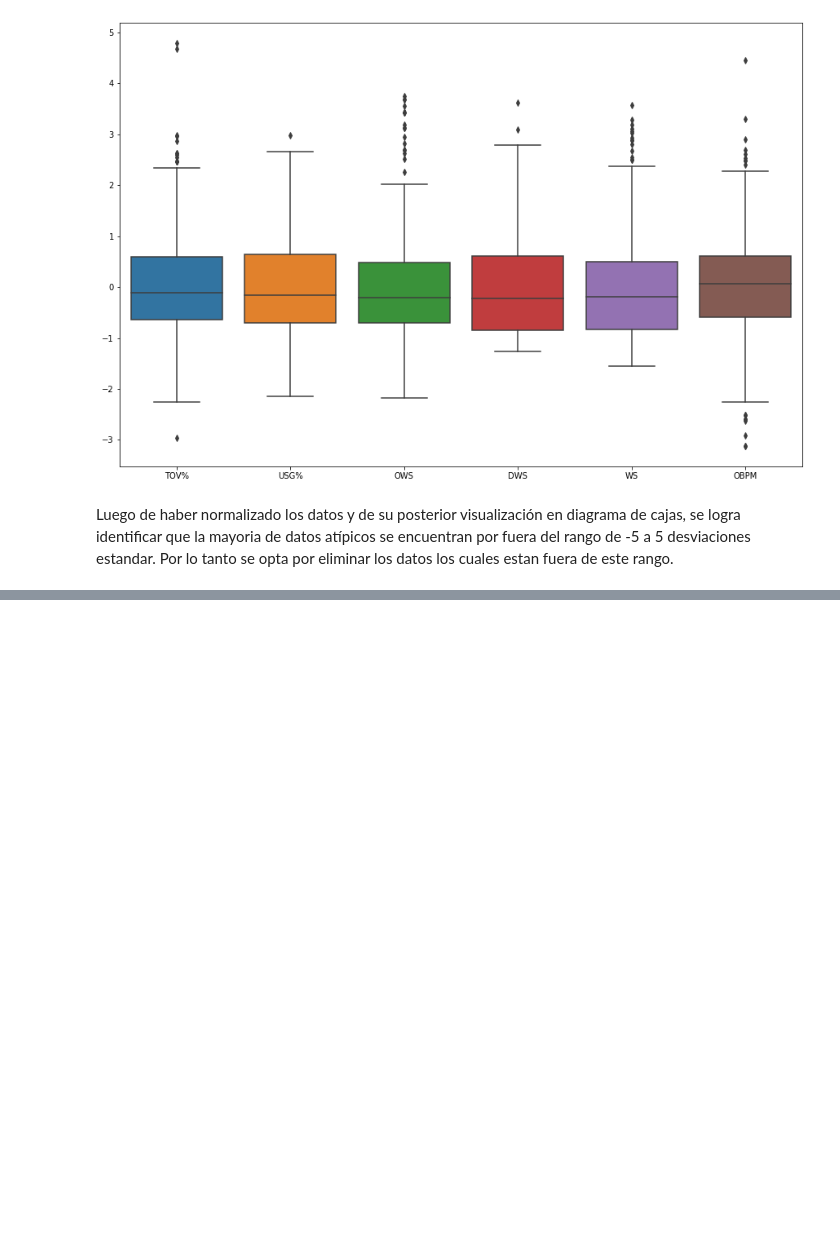
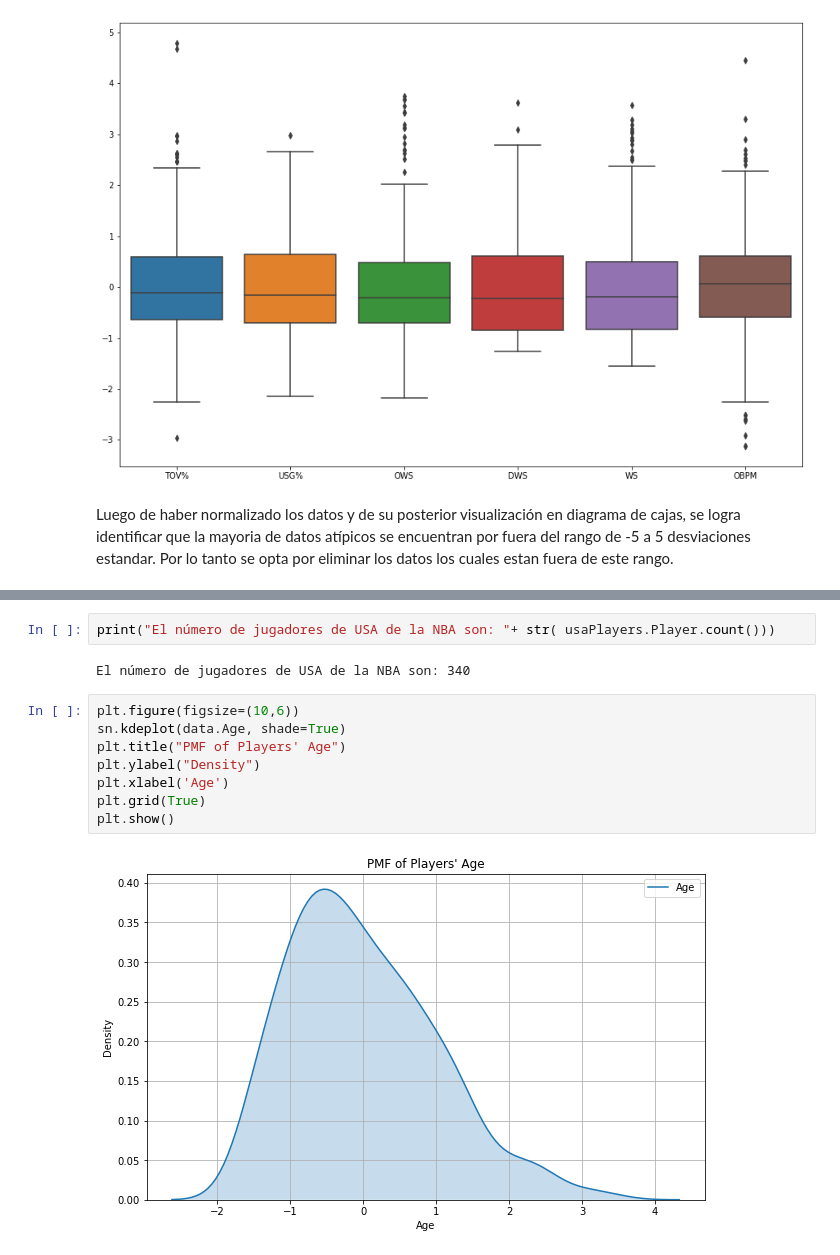
Before and after one commit to NicolasB2/NBA_Salaries, a Jupyter notebook: NBA Salary.ipynb, the cells around one changed output, grey strips where cells are left out. Drawn from its saved outputs; the diff is of its cells as text; blank space fills up the shorter version.

```diff
--- a/NBA Salary.ipynb
+++ b/NBA Salary.ipynb
@@ -423,0 +462,14 @@ Luego de haber normalizado los datos y de su posterior visualización en diagram
+# %%
+print("El número de jugadores de USA de la NBA son: "+ str( usaPlayers.Player.count()))
+# %% [output]
+El número de jugadores de USA de la NBA son: 340
+# %%
+plt.figure(figsize=(10,6))
+sn.kdeplot(data.Age, shade=True)
+plt.title("PMF of Players' Age")
+plt.ylabel("Density")
+plt.xlabel('Age')
+plt.grid(True)
+plt.show()
+# %% [output]
+[figure, added]
```
Also changed, not shown: parts of 20 cells of this notebook.
